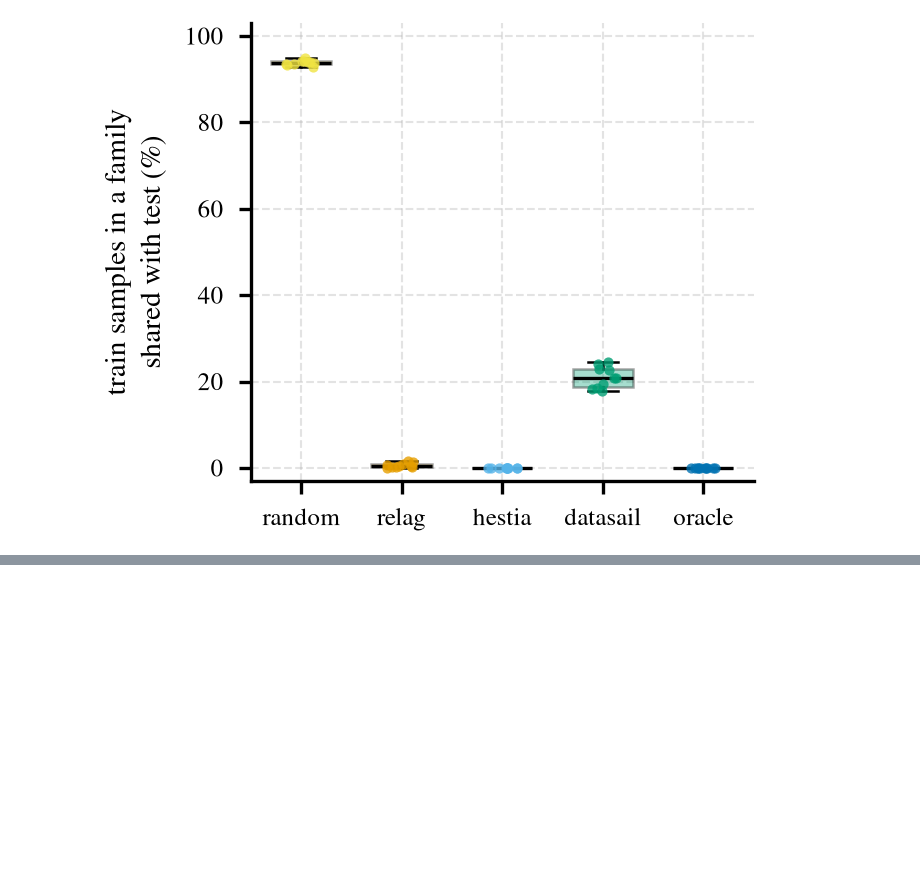
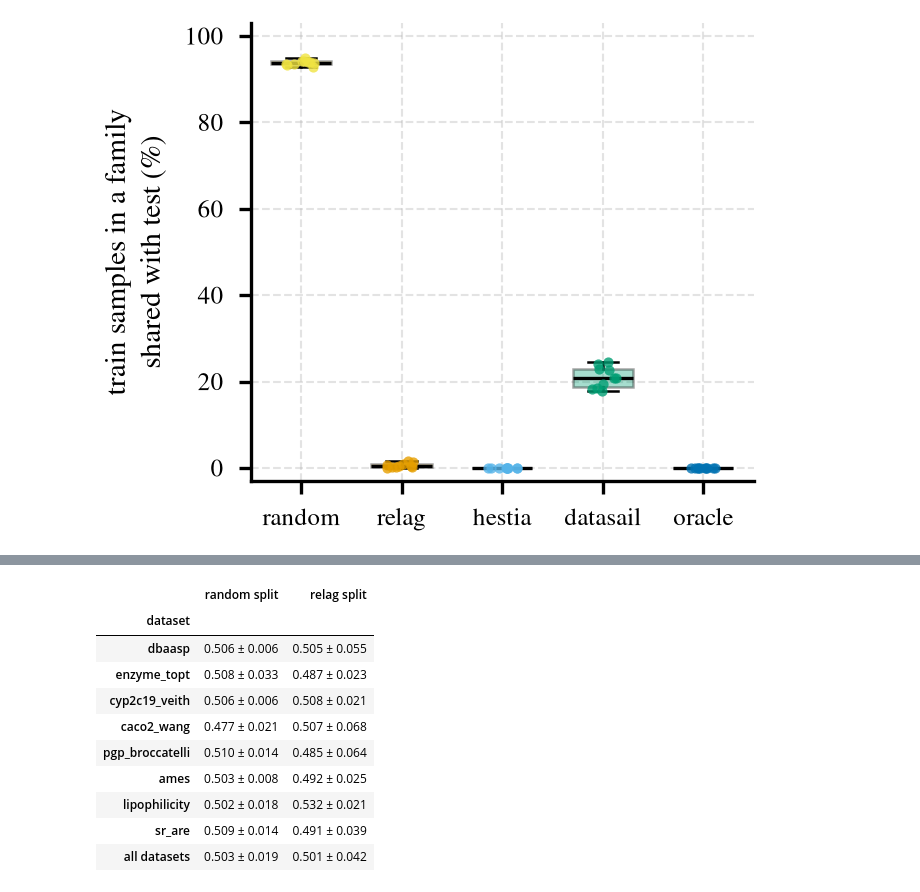
Before and after one commit to anthol42/relag-paper, a Jupyter notebook: notebooks/comparison_figures.ipynb, the cells around one changed output, grey strips where cells are left out. Cells and saved outputs as stored; diff of their text form; code cells hidden in the pictures; blank space fills up the shorter version.

```diff
--- a/notebooks/comparison_figures.ipynb
+++ b/notebooks/comparison_figures.ipynb
@@ -1299,0 +1441,30 @@ refnd                       5.1   2.51
+# %%
+# ---- Table: probe balanced accuracy per dataset ---------------------------------
+# mean ± std over repeats, per split method; last row pools all datasets.
+
+def _mean_std(v: pd.Series) -> str:
+    return f"{v.mean():.3f} ± {v.std():.3f}"
+
+shift_table = pd.DataFrame({
+    method: shift_records[shift_records["method"] == method]
+            .groupby("dataset")["balanced_accuracy"].apply(_mean_std)
+    for method in SHIFT_METHODS
+}).loc[SHIFT_DATASETS]
+shift_table.loc["all datasets"] = [
+    _mean_std(shift_records.loc[shift_records["method"] == m, "balanced_accuracy"])
+    for m in SHIFT_METHODS]
+shift_table.columns = [f"{m} split" for m in SHIFT_METHODS]
+shift_table.index.name = "dataset"
+shift_table
+# %% [output]
+|  | random split | relag split |
+| dataset |  |  |
+| dbaasp | 0.506 ± 0.006 | 0.505 ± 0.055 |
+| enzyme_topt | 0.508 ± 0.033 | 0.487 ± 0.023 |
+| cyp2c19_veith | 0.506 ± 0.006 | 0.508 ± 0.021 |
+| caco2_wang | 0.477 ± 0.021 | 0.507 ± 0.068 |
+| pgp_broccatelli | 0.510 ± 0.014 | 0.485 ± 0.064 |
+| ames | 0.503 ± 0.008 | 0.492 ± 0.025 |
+| lipophilicity | 0.502 ± 0.018 | 0.532 ± 0.021 |
+| sr_are | 0.509 ± 0.014 | 0.491 ± 0.039 |
+| all datasets | 0.503 ± 0.019 | 0.501 ± 0.042 |
```
Also changed, not shown: parts of 11 cells of this notebook, 21 other files.
